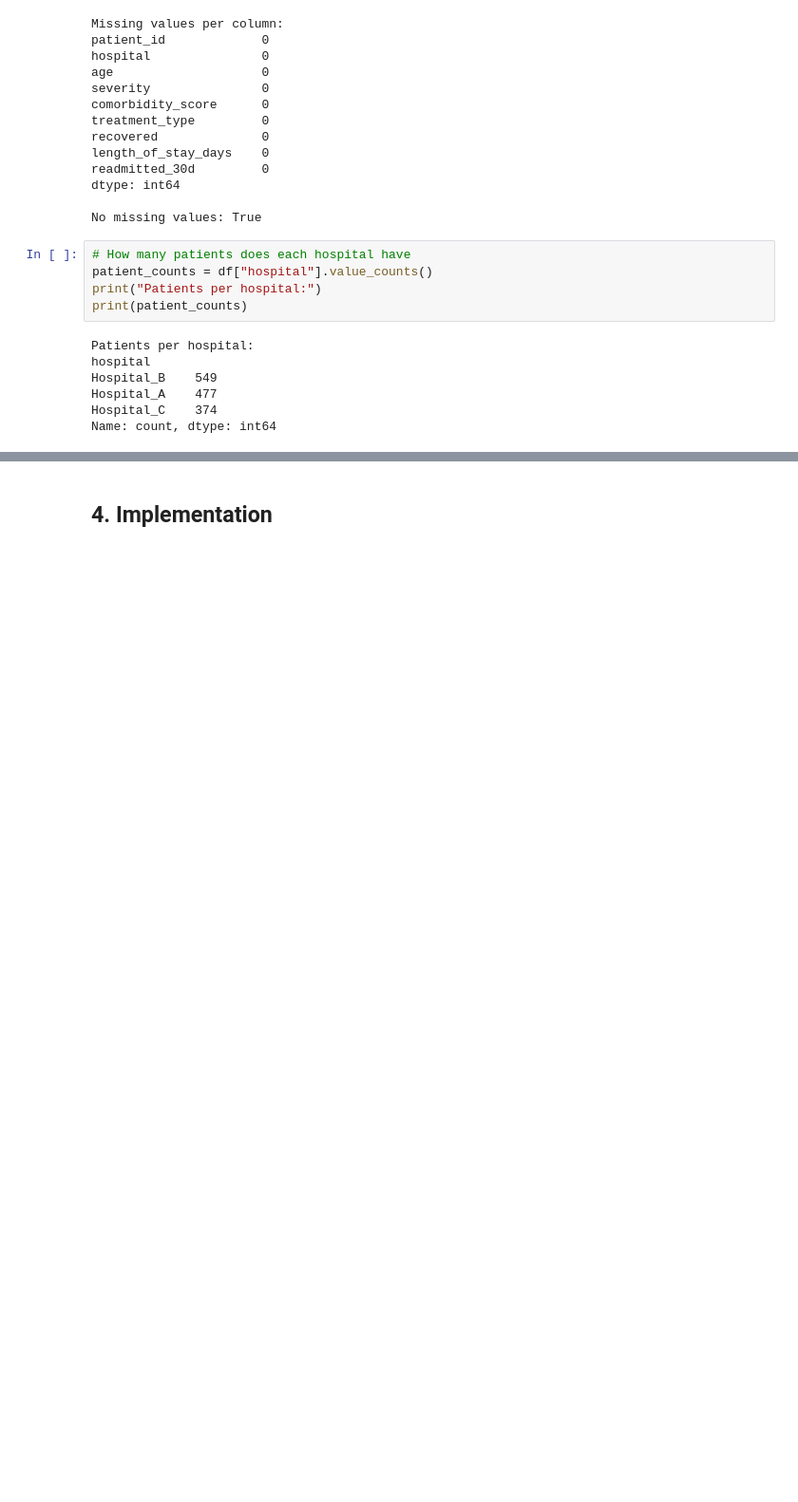
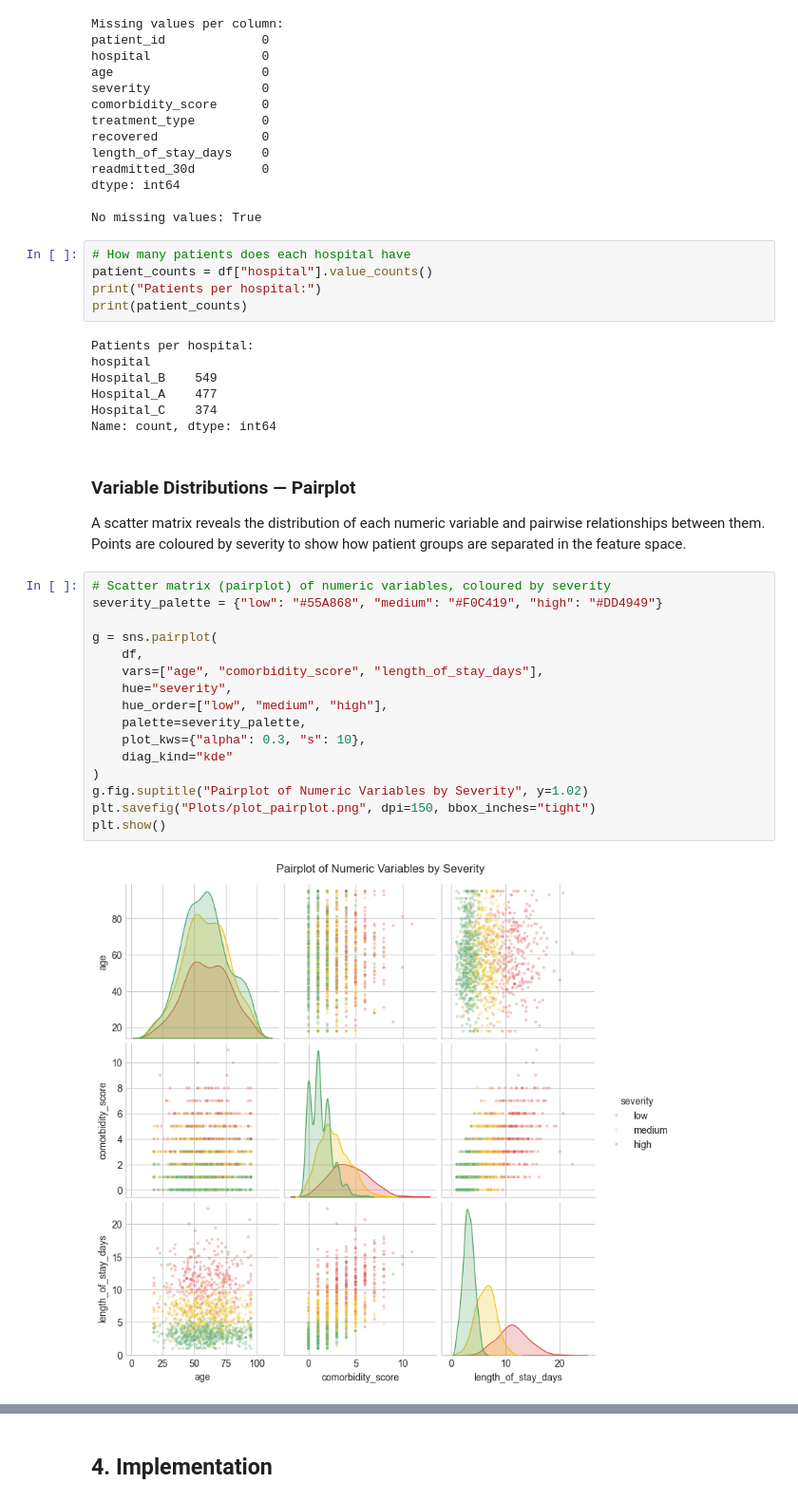
Before and after one commit to IliasBro/DS-Python-Fundamentals-Individual-Project, a Jupyter notebook: Analysis.ipynb, the cells around one changed output, grey strips where cells are left out. Shown at 95% size. Saved outputs shown, nothing was run; the diff lists cells and outputs as text; blank space fills up the shorter version.

```diff
--- a/Analysis.ipynb
+++ b/Analysis.ipynb
@@ -138,3 +140,25 @@ Hospital_B    549
 Hospital_A    477
 Hospital_C    374
 Name: count, dtype: int64
+# %% [markdown]
+### Variable Distributions — Pairplot
+
+A scatter matrix reveals the distribution of each numeric variable and pairwise relationships between them. Points are coloured by severity to show how patient groups are separated in the feature space.
+# %%
+# Scatter matrix (pairplot) of numeric variables, coloured by severity
+severity_palette = {"low": "#55A868", "medium": "#F0C419", "high": "#DD4949"}
+
+g = sns.pairplot(
+    df,
+    vars=["age", "comorbidity_score", "length_of_stay_days"],
+    hue="severity",
+    hue_order=["low", "medium", "high"],
+    palette=severity_palette,
+    plot_kws={"alpha": 0.3, "s": 10},
+    diag_kind="kde"
+)
+g.fig.suptitle("Pairplot of Numeric Variables by Severity", y=1.02)
+plt.savefig("Plots/plot_pairplot.png", dpi=150, bbox_inches="tight")
+plt.show()
+# %% [output]
+[figure, added]
```
Also changed, not shown: parts of 20 cells of this notebook, 7 other files.
